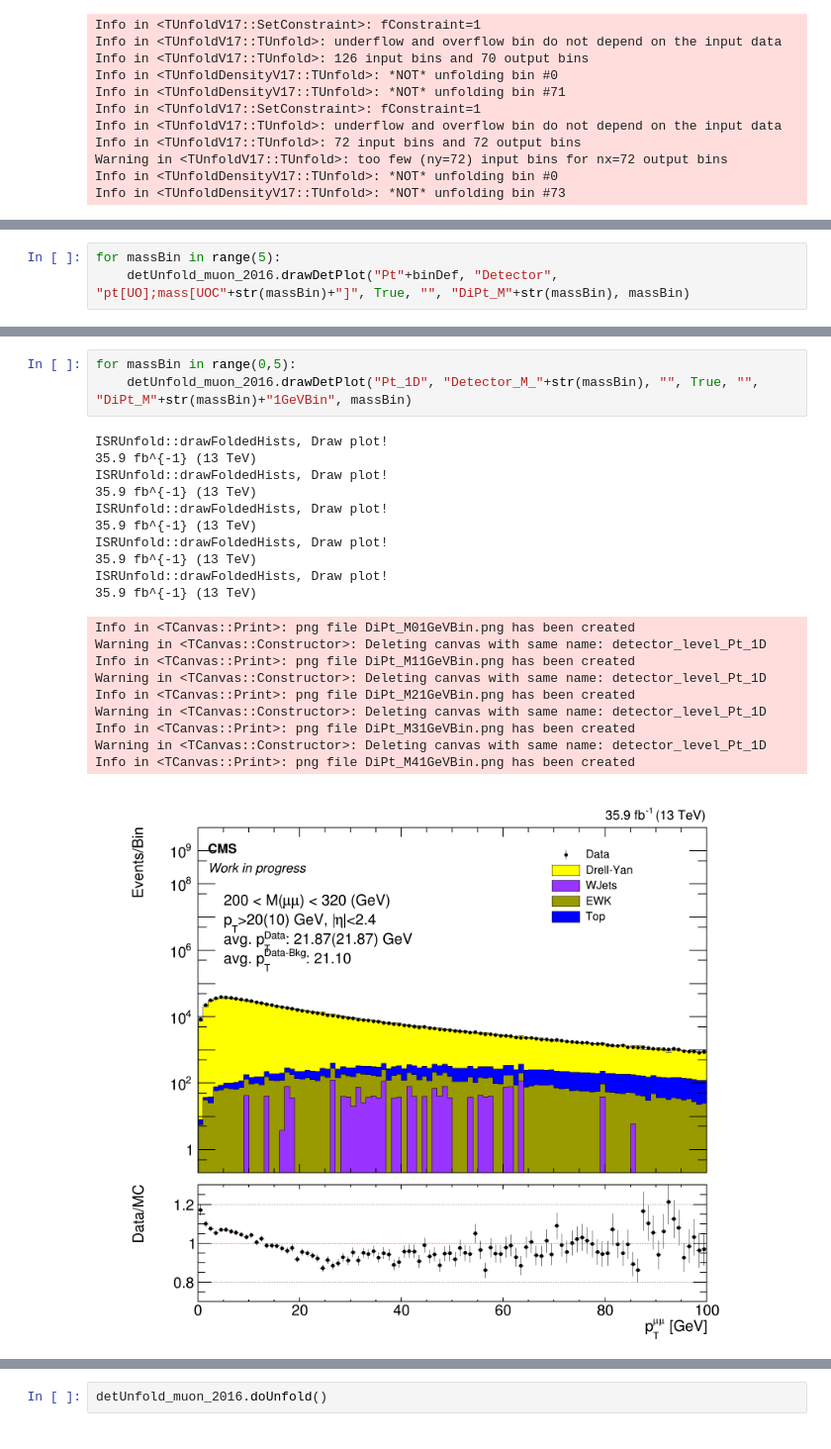
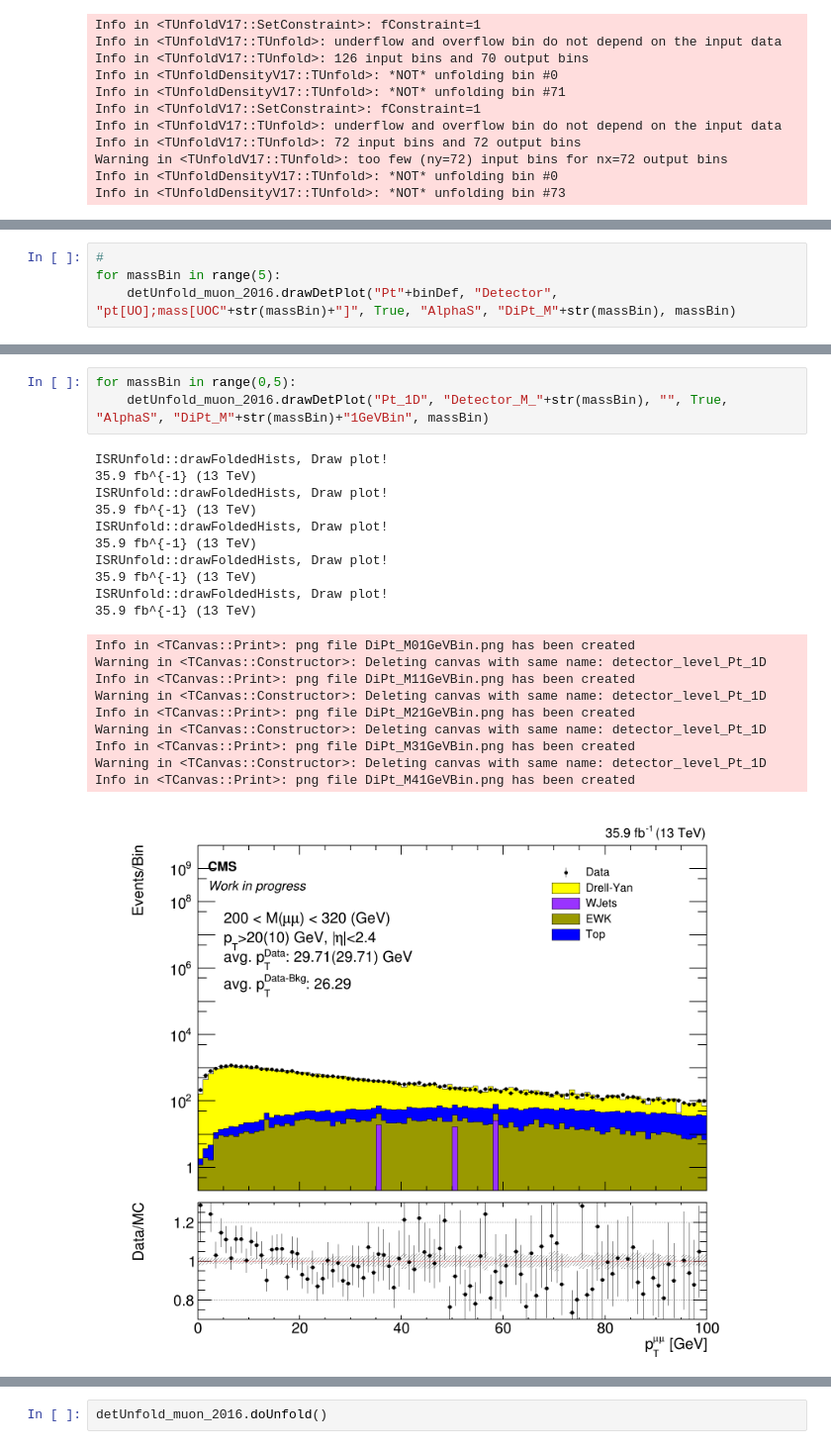
Before and after one commit to jhkim06/ISRAnalysis, a Jupyter notebook: ISR_analysis_v2.ipynb, the cells around one changed output, grey strips where cells are left out. Shown: that part at 99% size. Cells and saved outputs as stored; diff of their text form.

```diff
--- a/ISR_analysis_v2.ipynb
+++ b/ISR_analysis_v2.ipynb
@@ -47,6 +82,7 @@ detUnfold_muon_2016.setUnfoldBkgs(False, "Detector")
 # %%
+#
 for massBin in range(5):
-    detUnfold_muon_2016.drawDetPlot("Pt"+binDef, "Detector", "pt[UO];mass[UOC"+str(massBin)+"]", True, "", "DiPt_M"+str(massBin), massBin)
+    detUnfold_muon_2016.drawDetPlot("Pt"+binDef, "Detector", "pt[UO];mass[UOC"+str(massBin)+"]", True, "AlphaS", "DiPt_M"+str(massBin), massBin)
 # %% [output]
 ISRUnfold::drawFoldedHists, Draw plot!
 35.9 fb^{-1} (13 TeV)
@@ -78,24 +114,24 @@ Info in <TCanvas::Print>: png file detector_Mass.png has been created
 # %%
 for massBin in range(0,5):
-    detUnfold_muon_2016.drawDetPlot("Pt_1D", "Detector_M_"+str(massBin), "", True, "", "DiPt_M"+str(massBin)+"1GeVBin", massBin)
+    detUnfold_muon_2016.drawDetPlot("Pt_1D", "Detector_M_"+str(massBin), "", True, "AlphaS", "DiPt_M"+str(massBin)+"1GeVBin", massBin)
 # %% [output]
 ISRUnfold::drawFoldedHists, Draw plot!
 35.9 fb^{-1} (13 TeV)
 ISRUnfold::drawFoldedHists, Draw plot!
 35.9 fb^{-1} (13 TeV)
 ISRUnfold::drawFoldedHists, Draw plot!
 35.9 fb^{-1} (13 TeV)
 ISRUnfold::drawFoldedHists, Draw plot!
 35.9 fb^{-1} (13 TeV)
 ISRUnfold::drawFoldedHists, Draw plot!
 35.9 fb^{-1} (13 TeV)
 Info in <TCanvas::Print>: png file DiPt_M01GeVBin.png has been created
 Warning in <TCanvas::Constructor>: Deleting canvas with same name: detector_level_Pt_1D
 Info in <TCanvas::Print>: png file DiPt_M11GeVBin.png has been created
 Warning in <TCanvas::Constructor>: Deleting canvas with same name: detector_level_Pt_1D
 Info in <TCanvas::Print>: png file DiPt_M21GeVBin.png has been created
 Warning in <TCanvas::Constructor>: Deleting canvas with same name: detector_level_Pt_1D
 Info in <TCanvas::Print>: png file DiPt_M31GeVBin.png has been created
 Warning in <TCanvas::Constructor>: Deleting canvas with same name: detector_level_Pt_1D
 Info in <TCanvas::Print>: png file DiPt_M41GeVBin.png has been created
-[figure, old version]
+[figure, new version]
```
Also changed, not shown: parts of 10 cells of this notebook, 3 other files.
